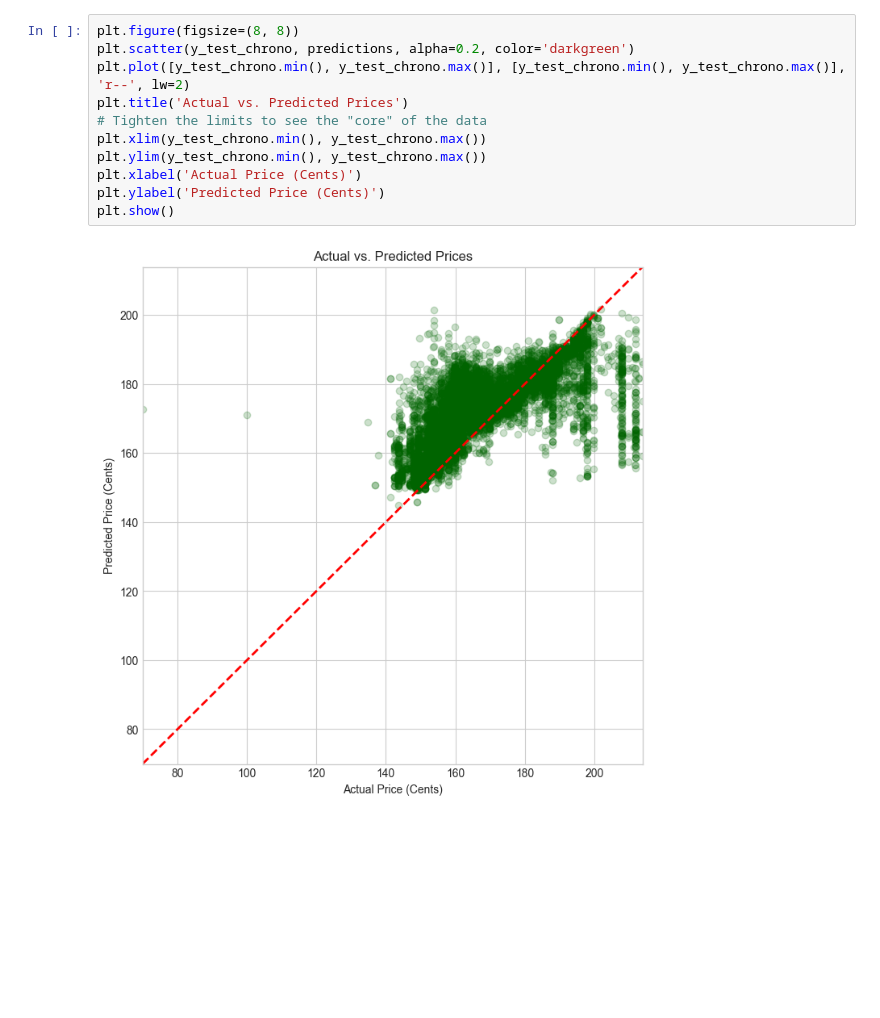
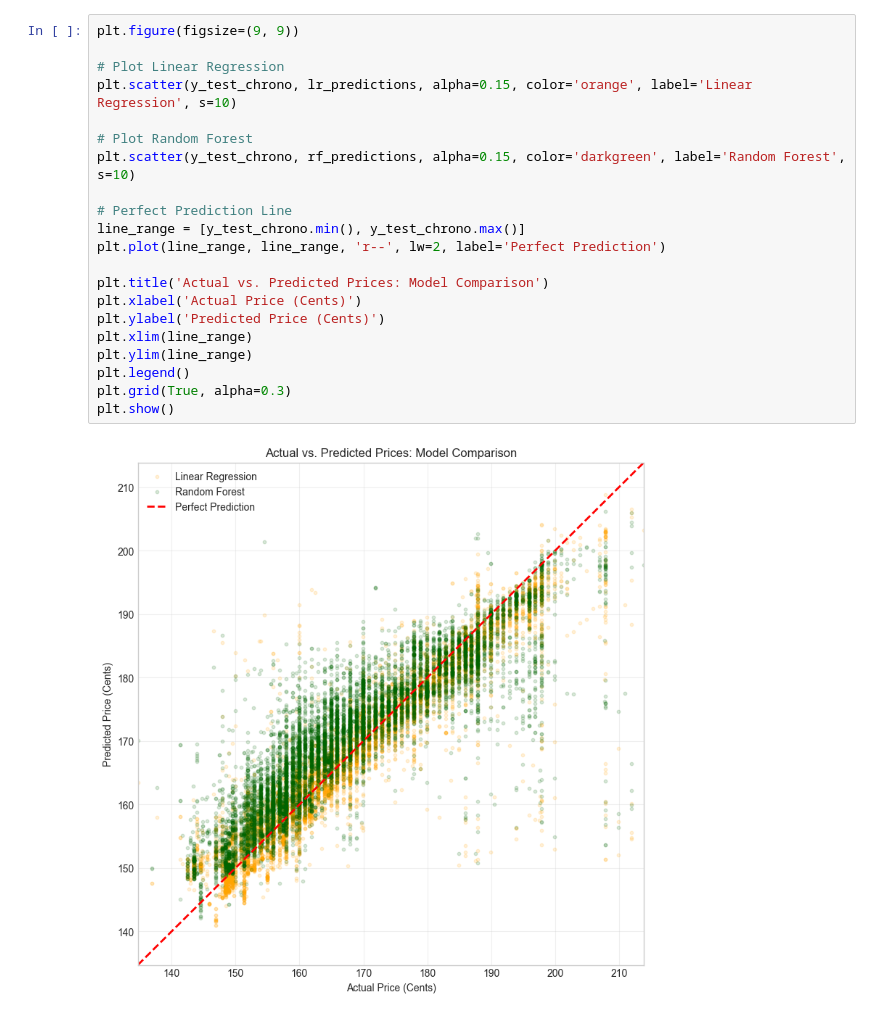
Before and after one commit to tim-fan1/engg2112, a Jupyter notebook: main.ipynb, the cells around one changed output. Saved outputs shown, nothing was run; the diff lists cells and outputs as text; blank space fills up the shorter version.

```diff
--- a/main.ipynb
+++ b/main.ipynb
@@ -114,14 +483,24 @@ plt.show()
 # %%
-plt.figure(figsize=(8, 8))
-plt.scatter(y_test_chrono, predictions, alpha=0.2, color='darkgreen')
-plt.plot([y_test_chrono.min(), y_test_chrono.max()], [y_test_chrono.min(), y_test_chrono.max()], 'r--', lw=2)
-plt.title('Actual vs. Predicted Prices')
-# Tighten the limits to see the "core" of the data
-plt.xlim(y_test_chrono.min(), y_test_chrono.max())
-plt.ylim(y_test_chrono.min(), y_test_chrono.max())
+plt.figure(figsize=(9, 9))
+
+# Plot Linear Regression
+plt.scatter(y_test_chrono, lr_predictions, alpha=0.15, color='orange', label='Linear Regression', s=10)
+
+# Plot Random Forest
+plt.scatter(y_test_chrono, rf_predictions, alpha=0.15, color='darkgreen', label='Random Forest', s=10)
+
+# Perfect Prediction Line
+line_range = [y_test_chrono.min(), y_test_chrono.max()]
+plt.plot(line_range, line_range, 'r--', lw=2, label='Perfect Prediction')
+
+plt.title('Actual vs. Predicted Prices: Model Comparison')
 plt.xlabel('Actual Price (Cents)')
 plt.ylabel('Predicted Price (Cents)')
+plt.xlim(line_range)
+plt.ylim(line_range)
+plt.legend()
+plt.grid(True, alpha=0.3)
 plt.show()
 # %% [output]
-[figure, old version]
+[figure, new version]
 # %%
```
Also changed, not shown: parts of 41 cells of this notebook, 13 other files.
